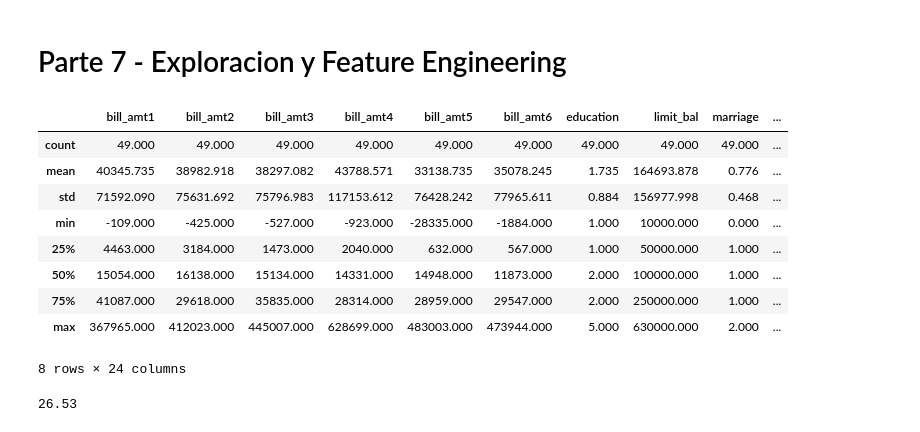
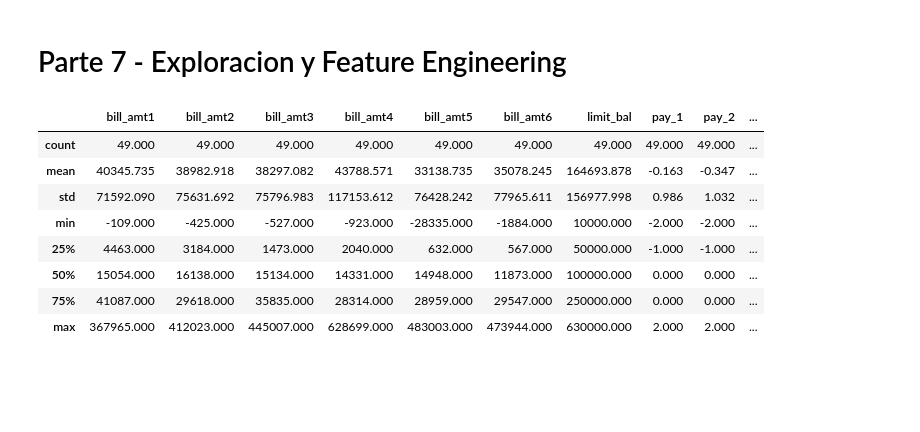
Before and after one commit to AdolfoVillalobos/ta-data-analysis-challenge, a Jupyter notebook: report.ipynb, the cells around one changed output. Cells and saved outputs as stored; diff of their text form; code cells hidden in the pictures; blank space fills up the shorter version.

```diff
--- a/report.ipynb
+++ b/report.ipynb
@@ -659,31 +673,27 @@ Se consideran las siguientes normalizaciones y homogenizaciones:
 from sklearn.preprocessing import LabelEncoder
 
 def transform_age_bining(df: pd.DataFrame) -> pd.DataFrame:
+    df_t = df.copy()
     bins = [0, 25, 42, 58, 68, 101]
     labels = ['Gen Z', 'Milenials', 'Gen X', 'Boomers', "WWII"]
-    df["age_by_bin"] = pd.cut(df["age"].astype("float"), bins, labels=labels, right=True)
+    df_t["age_by_bin"] = pd.cut(df_t["age"].astype("float"), bins, labels=labels, right=True)
 
-    df.drop(["age"], axis=1, inplace=True)
+    df_t.drop(["age"], axis=1, inplace=True)
 
-    df.dropna(inplace=True)
+    df_t.dropna(inplace=True)
 
+    return df_t
+
+def transform_categories(df: pd.DataFrame) -> pd.DataFrame:
+    df.replace(
+        {'sex': {1 : 'Male', 2 : 'Female'},
+        'education' : {1 : 'Graduate School', 2 : 'University', 3 : 'High School', 4 : 'Others', 5: "Others"},
+        'marriage' : {1 : 'Married', 2 : 'Single', 3 : 'Others'}
+                },
+               inplace = True)
+
+    df["default"] = df["default"].astype("int").astype("category")
     return df
 
-def transform_encoding(df: pd.DataFrame) -> pd.DataFrame:
-    scaler_sex = LabelEncoder()
-    scaler_age = LabelEncoder()
-    scaler_marriage = LabelEncoder()
-
-    df.sex= scaler_sex.fit_transform(df.sex)
-    df.age_by_bin= scaler_age.fit_transform(df.age_by_bin)
-    df.marriage= scaler_marriage.fit_transform(df.marriage)
-    return df
-
-
-def transform_normalization(df: pd.DataFrame) -> pd.DataFrame:
-    return df
-
-
 df_norm = transform_age_bining(df_transform)
-df_norm = transform_encoding(df_norm)
-df_norm.head()
+df = transform_categories(df_norm)
@@ -723,19 +704,14 @@ df_norm.to_csv("data/2 intermediate/preprocessed.csv", index=True)
 # %% [markdown]
 # Parte 7 - Exploracion y Feature Engineering
 # %%
-df_norm.describe()
+df.describe()
 # %% [output]
-|  | bill_amt1 | bill_amt2 | bill_amt3 | bill_amt4 | bill_amt5 | bill_amt6 | education | limit_bal | marriage | ... |
+|  | bill_amt1 | bill_amt2 | bill_amt3 | bill_amt4 | bill_amt5 | bill_amt6 | limit_bal | pay_1 | pay_2 | ... |
 | count | 49.000 | 49.000 | 49.000 | 49.000 | 49.000 | 49.000 | 49.000 | 49.000 | 49.000 | ... |
-| mean | 40345.735 | 38982.918 | 38297.082 | 43788.571 | 33138.735 | 35078.245 | 1.735 | 164693.878 | 0.776 | ... |
-| std | 71592.090 | 75631.692 | 75796.983 | 117153.612 | 76428.242 | 77965.611 | 0.884 | 156977.998 | 0.468 | ... |
-| min | -109.000 | -425.000 | -527.000 | -923.000 | -28335.000 | -1884.000 | 1.000 | 10000.000 | 0.000 | ... |
-| 25% | 4463.000 | 3184.000 | 1473.000 | 2040.000 | 632.000 | 567.000 | 1.000 | 50000.000 | 1.000 | ... |
-| 50% | 15054.000 | 16138.000 | 15134.000 | 14331.000 | 14948.000 | 11873.000 | 2.000 | 100000.000 | 1.000 | ... |
-| 75% | 41087.000 | 29618.000 | 35835.000 | 28314.000 | 28959.000 | 29547.000 | 2.000 | 250000.000 | 1.000 | ... |
-| max | 367965.000 | 412023.000 | 445007.000 | 628699.000 | 483003.000 | 473944.000 | 5.000 | 630000.000 | 2.000 | ... |
+| mean | 40345.735 | 38982.918 | 38297.082 | 43788.571 | 33138.735 | 35078.245 | 164693.878 | -0.163 | -0.347 | ... |
+| std | 71592.090 | 75631.692 | 75796.983 | 117153.612 | 76428.242 | 77965.611 | 156977.998 | 0.986 | 1.032 | ... |
+| min | -109.000 | -425.000 | -527.000 | -923.000 | -28335.000 | -1884.000 | 10000.000 | -2.000 | -2.000 | ... |
+| 25% | 4463.000 | 3184.000 | 1473.000 | 2040.000 | 632.000 | 567.000 | 50000.000 | -1.000 | -1.000 | ... |
+| 50% | 15054.000 | 16138.000 | 15134.000 | 14331.000 | 14948.000 | 11873.000 | 100000.000 | 0.000 | 0.000 | ... |
+| 75% | 41087.000 | 29618.000 | 35835.000 | 28314.000 | 28959.000 | 29547.000 | 250000.000 | 0.000 | 0.000 | ... |
+| max | 367965.000 | 412023.000 | 445007.000 | 628699.000 | 483003.000 | 473944.000 | 630000.000 | 2.000 | 2.000 | ... |
-8 rows × 24 columns
-# %%
-(df_norm.default*100).mean().round(2)
-# %% [output]
-26.53
```
Also changed, not shown: parts of 23 cells of this notebook, 1 other file.
